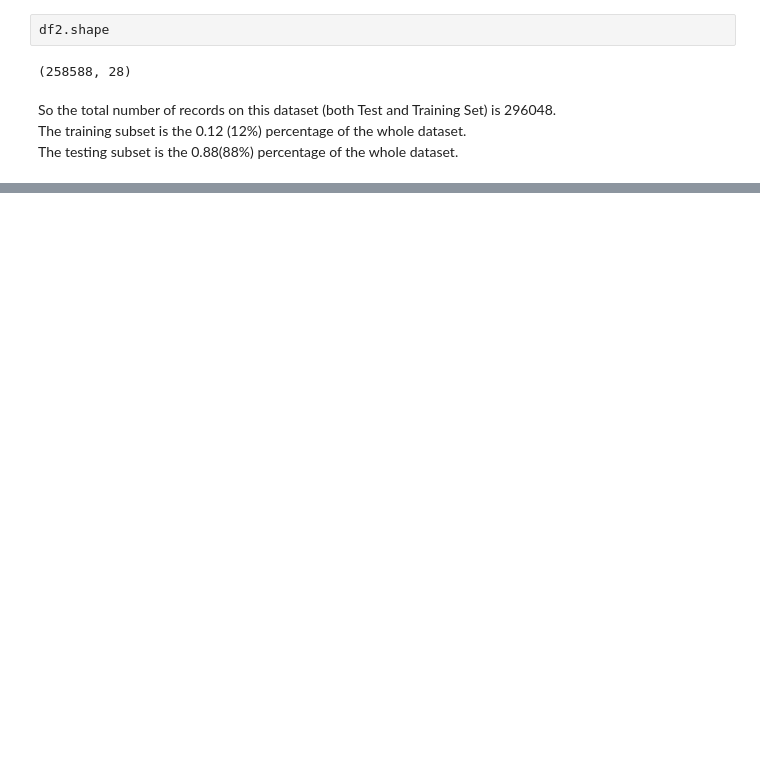
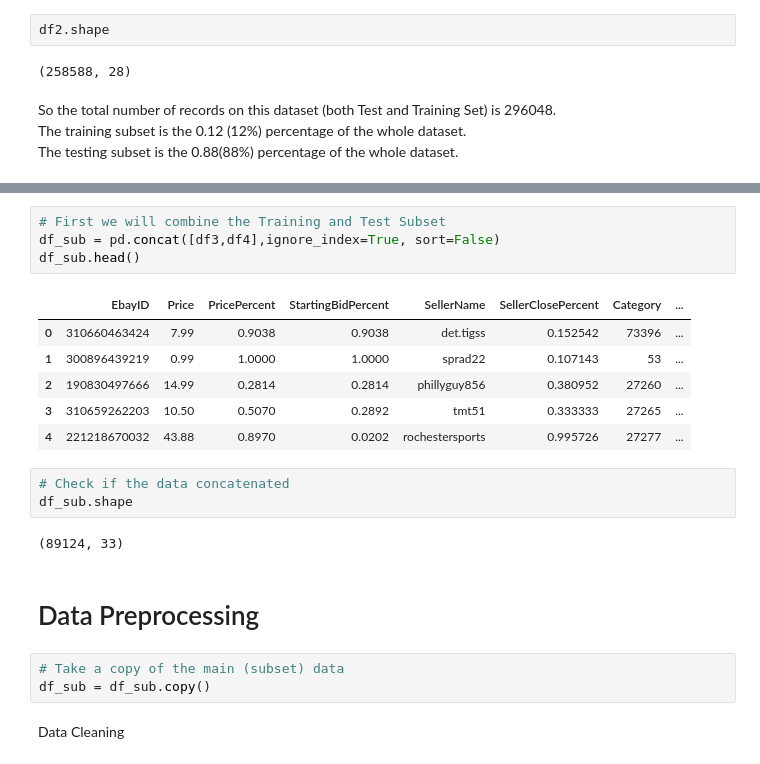
Before and after one commit to CharalamposZisis/Ebay_sales, a Jupyter notebook: main.ipynb, the cells around one changed output, grey strips where cells are left out. Cells and saved outputs as stored; diff of their text form; blank space fills up the shorter version.

```diff
--- a/main.ipynb
+++ b/main.ipynb
@@ -145,0 +232,23 @@ AuctionMedianPrice -->  Μεσαία τιμή (median) πώλησης για auc
+# %%
+# First we will combine the Training and Test Subset
+df_sub = pd.concat([df3,df4],ignore_index=True, sort=False)
+df_sub.head()
+# %% [output]
+|  | EbayID | Price | PricePercent | StartingBidPercent | SellerName | SellerClosePercent | Category | ... |
+| 0 | 310660463424 | 7.99 | 0.9038 | 0.9038 | det.tigss | 0.152542 | 73396 | ... |
+| 1 | 300896439219 | 0.99 | 1.0000 | 1.0000 | sprad22 | 0.107143 | 53 | ... |
+| 2 | 190830497666 | 14.99 | 0.2814 | 0.2814 | phillyguy856 | 0.380952 | 27260 | ... |
+| 3 | 310659262203 | 10.50 | 0.5070 | 0.2892 | tmt51 | 0.333333 | 27265 | ... |
+| 4 | 221218670032 | 43.88 | 0.8970 | 0.0202 | rochestersports | 0.995726 | 27277 | ... |
+# %%
+# Check if the data concatenated
+df_sub.shape
+# %% [output]
+(89124, 33)
+# %% [markdown]
+# Data Preprocessing
+# %%
+# Take a copy of the main (subset) data
+df_sub = df_sub.copy()
+# %% [markdown]
+Data Cleaning
```
Also changed, not shown: parts of 22 cells of this notebook.
